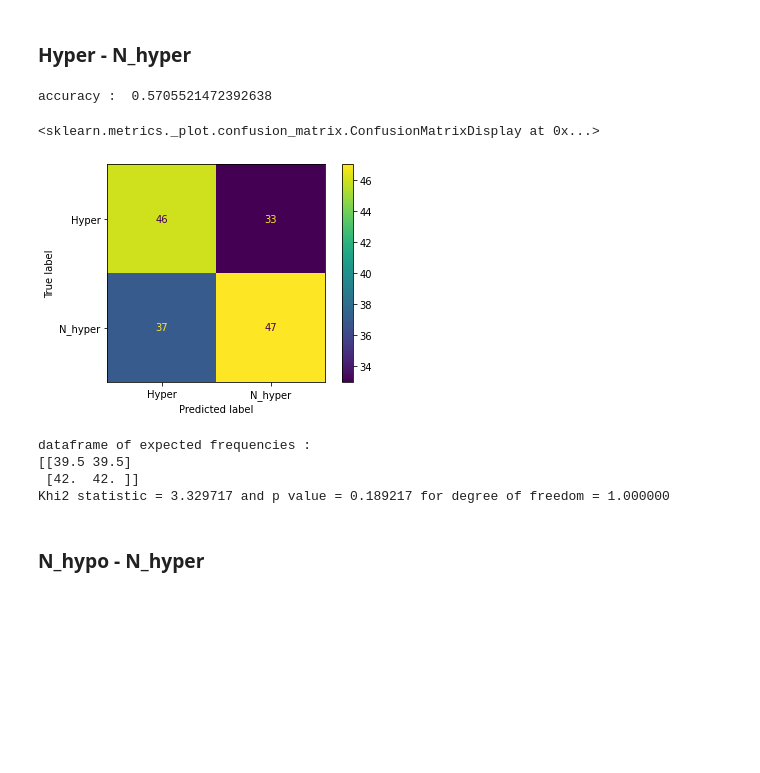
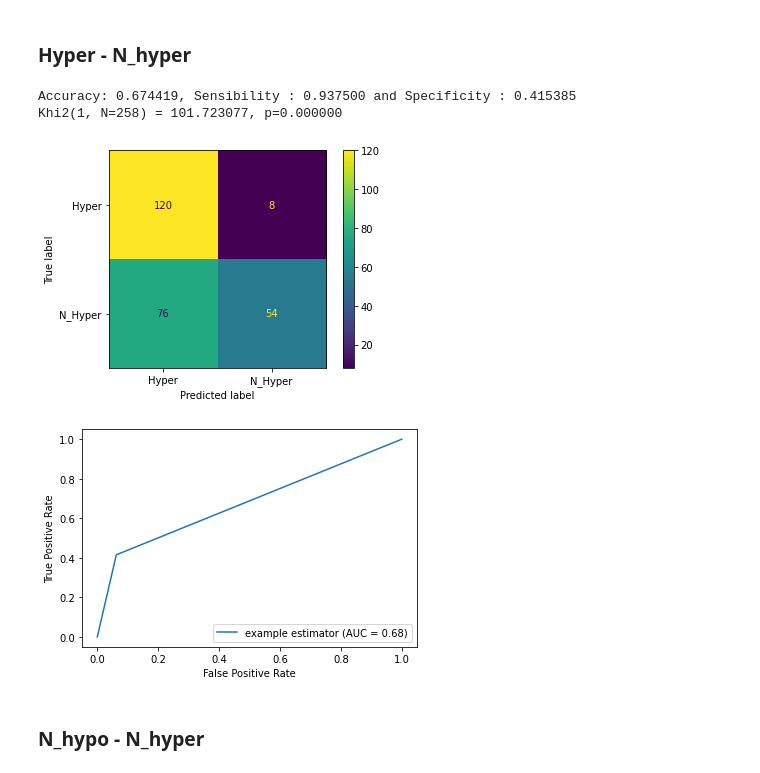
Before and after one commit to me-pic/decoding_pain_experience, a Jupyter notebook: visualization/visu_decoding.ipynb, the cells around one changed output. Cells and saved outputs as stored; diff of their text form; code cells hidden in the pictures; blank space fills up the shorter version.

```diff
--- a/visualization/visu_decoding.ipynb
+++ b/visualization/visu_decoding.ipynb
@@ -287,12 +425,19 @@ plt.show()
 # %%
 from sklearn.metrics import accuracy_score, confusion_matrix
+import pickle
+path = r'E:\Users\Dylan\Desktop\UdeM_H22\E_PSY3008\results_mvpa\wpca\SPMdata_bin_ANArun'
+os.chdir(path)
+with open('final_results.pickle', 'rb') as handle:
+        final_results_ANA = pickle.load(handle)
+with open('final_model_SVC.pickle', 'rb') as handle:
+        model = pickle.load(handle)
 
-# class 1 is N_ and class 4 is hyper
-filt_true, filt_pred = filter_Y(1,2,Y_test, Y_pred)
-Nhypo_hyper_class = ['N_hypo', 'Hypo']
-acc_nhypo_hypo = accuracy_score(filt_true, filt_pred)
-cm_hypo_nhypo = confusion_matrix(filt_true, filt_pred)[0:2,0:2]
-acc_hypo_nhypo = accuracy22(cm_hypo_nhypo)
-print('accuracy : ', acc_hypo_nhypo)
-ConfusionMatrixDisplay(cm_hypo_nhypo, display_labels =  Nhypo_hyper_class).plot()
+XY_ANA = np.load('XY_data_split.npz', allow_pickle = True)
+Y_testANA = XY_ANA['Y_test']
+
+cm_ANA = final_results_ANA['confusion_matrix']
+Y_predANA = final_results_ANA['Y_pred']
+ls_ANA = ['Hypo', 'N_hypo']
+
+figure_metrics_workflow(cm_ANA,Y_predANA, Y_testANA, ls_ANA, bin_met = True, roc=True) # 4='hyper', 2='hypo'
 # %% [output]
@@ -323,31 +467,22 @@ cm_hyper_Nhyper = np.array([[46,33],[37,47]])
 # %%
 from sklearn.metrics import accuracy_score, confusion_matrix
+import pickle
+path = r'E:\Users\Dylan\Desktop\UdeM_H22\E_PSY3008\results_mvpa\wpca\SPMdata_bin_HYPERrun'
+os.chdir(path)
+with open('final_results.pickle', 'rb') as handle:
+        final_results_HYPER = pickle.load(handle)
+with open('final_model_SVC.pickle', 'rb') as handle:
+        model = pickle.load(handle)
+XY_hyper = np.load('XY_data_split.npz', allow_pickle = True)
+cm_hyper = final_results_HYPER['confusion_matrix']
+Y_test = XY_hyper['Y_test']
+Y_pred = final_results_HYPER['Y_pred']
+hyper_class = ['Hyper', 'N_Hyper']
 
-# class 1 is N_ and class 4 is hyper
-filt_true, filt_pred = filter_Y(3,4,Y_test, Y_pred)
-hyper_Nhyper_class = ['Hyper', 'N_hyper']
-#cm_hyper_Nhyper= confusion_matrix(filt_true, filt_pred)[0::3,0::3]
-acc_hyper_Nhyper = accuracy22(cm_hyper_Nhyper)
-print('accuracy : ', acc_hyper_Nhyper)
-ConfusionMatrixDisplay(cm_hyper_Nhyper, display_labels =  hyper_Nhyper_class).plot()
+figure_metrics_workflow(cm_hyper,Y_pred, Y_test, hyper_class, bin_met = True, roc=True) # 4='hyper', 2='hypo'
+hi2(1, N=258) = 101.723077, p=0.000000
 # %% [output]
-accuracy :  0.5705521472392638
+Accuracy: 0.674419, Sensibility : 0.937500 and Specificity : 0.415385
+Khi2(1, N=258) = 101.723077, p=0.000000
-<sklearn.metrics._plot.confusion_matrix.ConfusionMatrixDisplay at 0x...>
-[figure, old version]
+[figure, new version]
+[figure, added]
-# %%
-df_exp_f = np.zeros(cm_hyper_Nhyper.shape) # create a dataframe for expected frequencies
-for i in range(cm_hyper_Nhyper.shape[1]):
-    row = cm_hyper_Nhyper[i, :]
-    exp = row.sum()/cm_hyper_Nhyper.shape[0] # get column's expected probability
-    exp_col = np.full((cm_hyper_Nhyper.shape[0]),exp) # create row vector with 'exp' as values
-    df_exp_f[i,:] = exp_col # replace exp_col in the df_exp_f
-print('dataframe of expected frequencies : \n{}'.format(df_exp_f))
-
-ddof = 1 # ddof id (4-1)(4-1) = 9
-chi2_results = chisquare(cm_hyper_Nhyper, f_exp = df_exp_f, ddof = ddof, axis = None)
-print('Khi2 statistic = {:f} and p value = {:f} for degree of freedom = {:f}'.format(chi2_results[0],chi2_results[1],ddof))
-# %% [output]
-dataframe of expected frequencies :
-[[39.5 39.5]
- [42.  42. ]]
-Khi2 statistic = 3.329717 and p value = 0.189217 for degree of freedom = 1.000000
```
Also changed, not shown: parts of 93 cells of this notebook, 21 other files.
